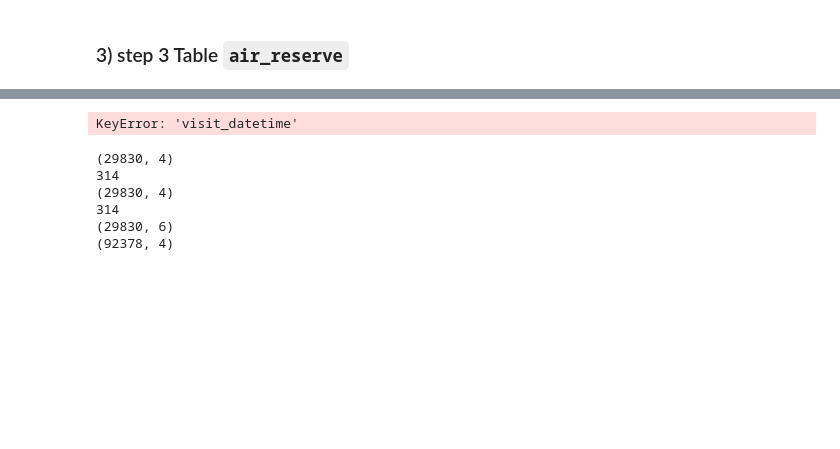
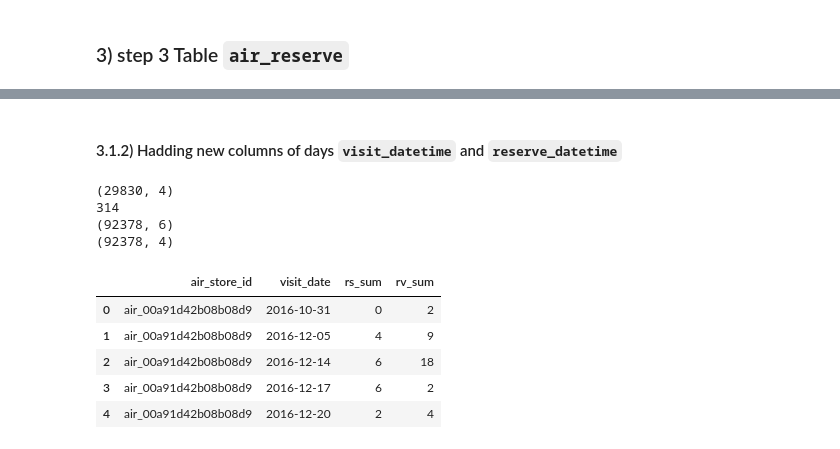
Before and after one commit to galiii/Recruit-Restaurant-Visitor-Forecasting1, a Jupyter notebook: eda/all_air_data.ipynb, the cells around one changed output, grey strips where cells are left out. Drawn from its saved outputs; the diff is of its cells as text; code cells hidden in the pictures; blank space fills up the shorter version.

```diff
--- a/eda/all_air_data.ipynb
+++ b/eda/all_air_data.ipynb
@@ -242,41 +271,52 @@ columns <code>reserve_datetime</code> and <code>visit_datetime</code>
+# %% [markdown]
+#### 3.1.2) Hadding new columns of days <code>visit_datetime</code> and <code>reserve_datetime</code>
 # %%
 # diff
 
 # visit_datetime
 airreservecopy['visit_datetime'] = pd.to_datetime(airreservecopy['visit_datetime'])
-airreservecopy['visit_datetime'] = airreservecopy['visit_datetime'].dt.date
+#airreservecopy['visit_datetime'] = airreservecopy['visit_datetime'].dt.date
+airreservecopy['visit_date'] = airreservecopy['visit_datetime'].dt.date
+# out[] : [datetime.date(2016, 1, 1)....datetime.date(2017, 5, 31)]
+# print(airreservecopy['visit_datetime'].unique())
 
 # reserve_datetime
 airreservecopy['reserve_datetime'] = pd.to_datetime(airreservecopy['reserve_datetime'])
 airreservecopy['reserve_datetime'] = airreservecopy['reserve_datetime'].dt.date
 
+
 airreservecopy['diff_reserve_days'] = airreservecopy.apply(
-                                                lambda r: (r['visit_datetime'] - r['reserve_datetime']).days, axis=1)
+                                                lambda r: (r['visit_date'] - r['reserve_datetime']).days, axis=1)
 
-tmp1 = airreservecopy.groupby(['air_store_id','visit_datetime'], as_index=False)\
+tmp1 = airreservecopy.groupby(['air_store_id','visit_date'], as_index=False)\
 [['diff_reserve_days','reserve_visitors']].sum().rename(\
 columns ={'visit_datetime':'visit_date',
           'diff_reserve_days':'rs_sum',
           'reserve_visitors':'rv_sum'})
 
-tmp2 = airreservecopy.groupby(['air_store_id','visit_datetime'], as_index=False)\
-[['diff_reserve_days','reserve_visitors']].mean().rename(\
-columns ={'visit_datetime':'visit_date',
-          'diff_reserve_days':'rs_mean',
-          'reserve_visitors':'rv_mean'})
+#tmp2 = airreservecopy.groupby(['air_store_id','visit_datetime'], as_index=False)\
+#[['diff_reserve_days','reserve_visitors']].mean().rename(\
+#columns ={'visit_datetime':'visit_date',
+#          'diff_reserve_days':'rs_mean',
+#          'reserve_visitors':'rv_mean'})
-# %% [output]
-KeyError: 'visit_datetime'
 # %%
 print(tmp1.shape)
 print(len(tmp1['air_store_id'].unique()))
-print(tmp2.shape)
-print(len(tmp2['air_store_id'].unique()))
+#print(tmp2.shape)
+#print(len(tmp2['air_store_id'].unique()))
 print(airreservecopy.shape)
 print(airreserve.shape)
 # %% [output]
 (29830, 4)
 314
-(29830, 4)
-314
-(29830, 6)
+(92378, 6)
 (92378, 4)
+# %%
+tmp1.head()
+# %% [output]
+|  | air_store_id | visit_date | rs_sum | rv_sum |
+| 0 | air_00a91d42b08b08d9 | 2016-10-31 | 0 | 2 |
+| 1 | air_00a91d42b08b08d9 | 2016-12-05 | 4 | 9 |
+| 2 | air_00a91d42b08b08d9 | 2016-12-14 | 6 | 18 |
+| 3 | air_00a91d42b08b08d9 | 2016-12-17 | 6 | 2 |
+| 4 | air_00a91d42b08b08d9 | 2016-12-20 | 2 | 4 |
```
Also changed, not shown: parts of 22 cells of this notebook.
